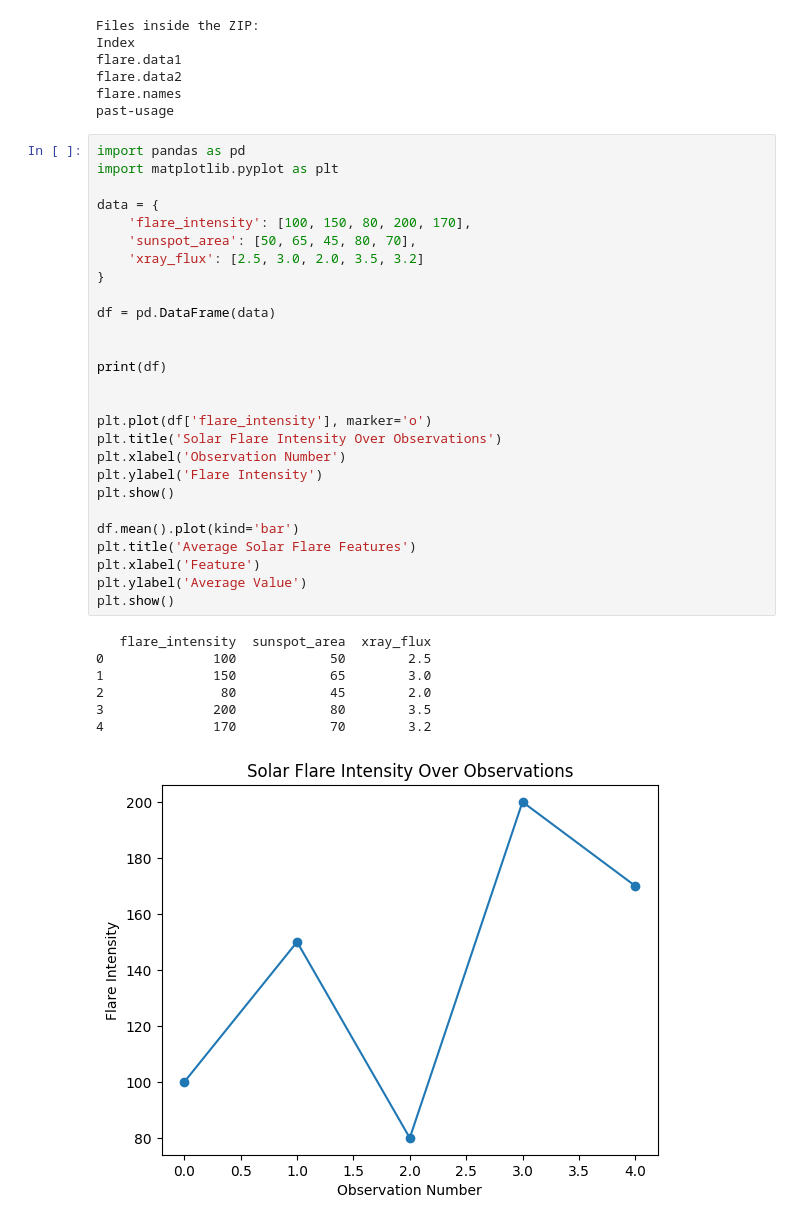
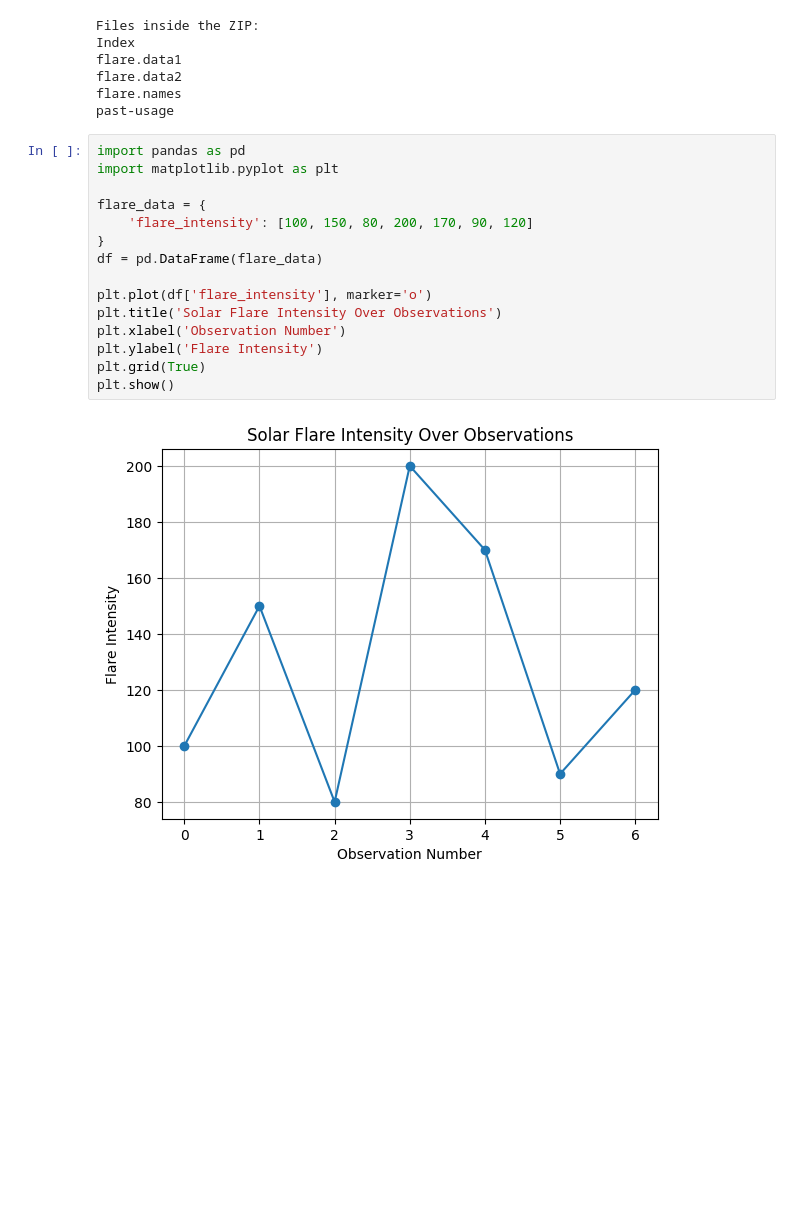
Before and after one commit to 333Codingw0/The-Repository, a Jupyter notebook: Copy_of_Data_Science_Research_Program_Final_Project.ipynb, the cells around one changed output. Drawn from its saved outputs; the diff is of its cells as text; blank space fills up the shorter version.

```diff
--- a/Copy_of_Data_Science_Research_Program_Final_Project.ipynb
+++ b/Copy_of_Data_Science_Research_Program_Final_Project.ipynb
@@ -78,35 +78,17 @@ past-usage
 # %%
 import pandas as pd
 import matplotlib.pyplot as plt
 
-data = {
-    'flare_intensity': [100, 150, 80, 200, 170],
-    'sunspot_area': [50, 65, 45, 80, 70],
-    'xray_flux': [2.5, 3.0, 2.0, 3.5, 3.2]
+flare_data = {
+    'flare_intensity': [100, 150, 80, 200, 170, 90, 120]
 }
-
-df = pd.DataFrame(data)
-
-
-print(df)
-
+df = pd.DataFrame(flare_data)
 
 plt.plot(df['flare_intensity'], marker='o')
 plt.title('Solar Flare Intensity Over Observations')
 plt.xlabel('Observation Number')
 plt.ylabel('Flare Intensity')
+plt.grid(True)
 plt.show()
-
-df.mean().plot(kind='bar')
-plt.title('Average Solar Flare Features')
-plt.xlabel('Feature')
-plt.ylabel('Average Value')
-plt.show()
 # %% [output]
-   flare_intensity  sunspot_area  xray_flux
-0              100            50        2.5
-1              150            65        3.0
-2               80            45        2.0
-3              200            80        3.5
-4              170            70        3.2
-[figure, old version]
+[figure, new version]
```
Also changed, not shown: parts of 3 cells of this notebook.
